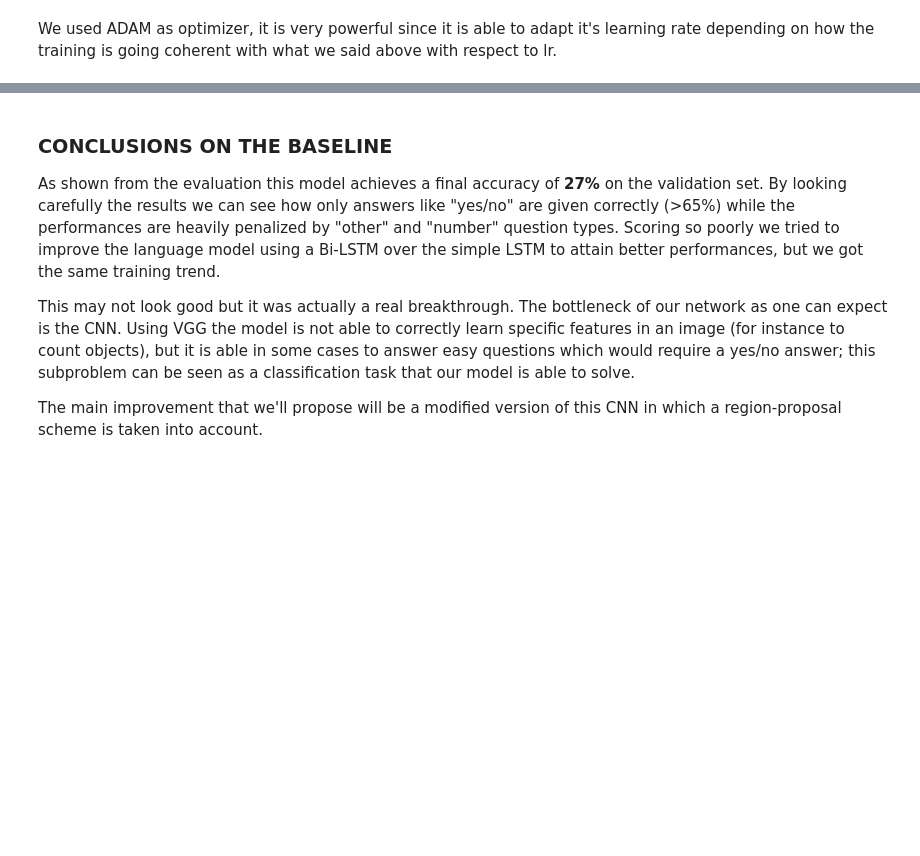
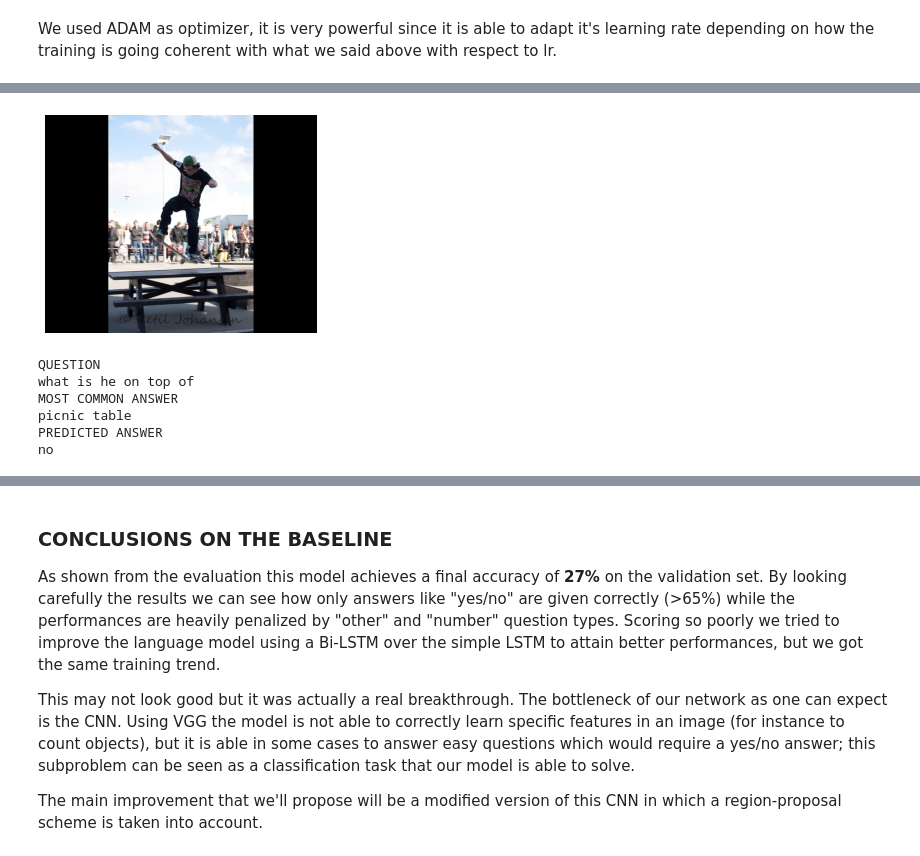
Before and after one commit to PatrizioPerugini/Visual_QA_deep_learning, a Jupyter notebook: Visual_QA_Coeus.ipynb, the cells around one changed output, grey strips where cells are left out. Cells and saved outputs as stored; diff of their text form; code cells hidden in the pictures; blank space fills up the shorter version.

```diff
--- a/Visual_QA_Coeus.ipynb
+++ b/Visual_QA_Coeus.ipynb
@@ -630,7 +728,7 @@ class VQA_Dataset(Dataset):
             transforms.ToTensor(),
         ])
         data = list()
-        qv_l = len(qv_w2id.keys())-2 #we remove oov and pad from the count
+        qv_l = len(qv_w2id.keys())-2  # we remove oov and pad from the count
         av_l = len(av_w2id.keys())-2
         # efficient handling of the images
         imgs = dict()
@@ -639,13 +737,14 @@ class VQA_Dataset(Dataset):
             item = dict()
             item["id"] = k
             item["question"] = [qv_w2id.get(w, qv_l)
-                             for w in VQA.qqa[k]['question'].split()]
+                                for w in VQA.qqa[k]['question'].split()]
             img_id = VQA.qqa[k]["image_id"]
             img_pth = VQA.get_img_from_id(img_id)
             imgs[img_id] = imgs.get(img_id, Image.open(img_pth).convert('RGB'))
             item["img"] = transform(imgs[img_id])
             # note that if the word is not in the vocabulary we set it as OOV (unknown)
-            item["answer"] = av_w2id.get(VQA.qa[k]["multiple_choice_answer"], av_l)
+            item["answer"] = av_w2id.get(
+                VQA.qa[k]["multiple_choice_answer"], av_l)
             data.append(item)
         return data
 
@@ -655,8 +754,11 @@ class VQA_Dataset(Dataset):
     def __getitem__(self, idx):
         return self.data[idx]
 
+
 class VQA_DataModule(pl.LightningDataModule):
-    def __init__(self, hparams: dict, train_VQA: Any, val_VQA: Any, qv_w2id: dict, qv_id2w: dict, av_w2id: dict, av_id2w: dict) -> None:
+    def __init__(
+            self, hparams: dict, train_VQA: Any, val_VQA: Any, qv_w2id: dict,
+            qv_id2w: dict, av_w2id: dict, av_id2w: dict) -> None:
         super().__init__()
         self.save_hyperparameters(hparams)
         self.train_VQA = train_VQA
@@ -708,7 +810,8 @@ class VQA_DataModule(pl.LightningDataModule):
         return batch_out
 # %%
 # Creation of the data module
-data = VQA_DataModule(hparams, train_VQA, val_VQA, qv_w2id, qv_id2w, av_w2id, av_id2w)
+data = VQA_DataModule(hparams, train_VQA, val_VQA,
+                      qv_w2id, qv_id2w, av_w2id, av_id2w)
 # %% [markdown]
 ### Architecture
 # %% [markdown]
@@ -854,2 +940,0 @@ trainer = pl.Trainer(logger=logger,
-# %%
-trainer.fit(model, data)
@@ -856,4 +972,5 @@ trainer.fit(model, data)
 # %%
-# est_ckpt = "models/baseline_0-epoch=29-loss=3.3660.ckpt"
-# model = VQA_Baseline.load_from_checkpoint(best_ckpt, strict=False)
-ans_types, scores = evaluate_performances(model, data, on_train_set=False)
+best_ckpt = "models/baseline_0-epoch=29-loss=3.3660.ckpt"
+model = VQA_Baseline.load_from_checkpoint(best_ckpt, strict=False)
+ans_types, scores = evaluate_performances(model, data, on_train_set=True)
+ans_typesv, scoresv = evaluate_performances(model, data, on_train_set=False)
@@ -860,5 +994,13 @@ ans_types, scores = evaluate_performances(model, data, on_train_set=False)
 # %%
-print_item_pred(data, model, [131366000], True)
+print_item_pred(data, model, [262148002], False)
+# %% [output]
+[figure, added]
+QUESTION
+what is he on top of
+MOST COMMON ANSWER
+picnic table
+PREDICTED ANSWER
+no
 # %%
 models_name = ["baseline/0", "baseline/bi-lstm"]
 metrics = ["loss", "avg_val_loss"]
```
Also changed, not shown: parts of 35 cells of this notebook, 2 other files.
